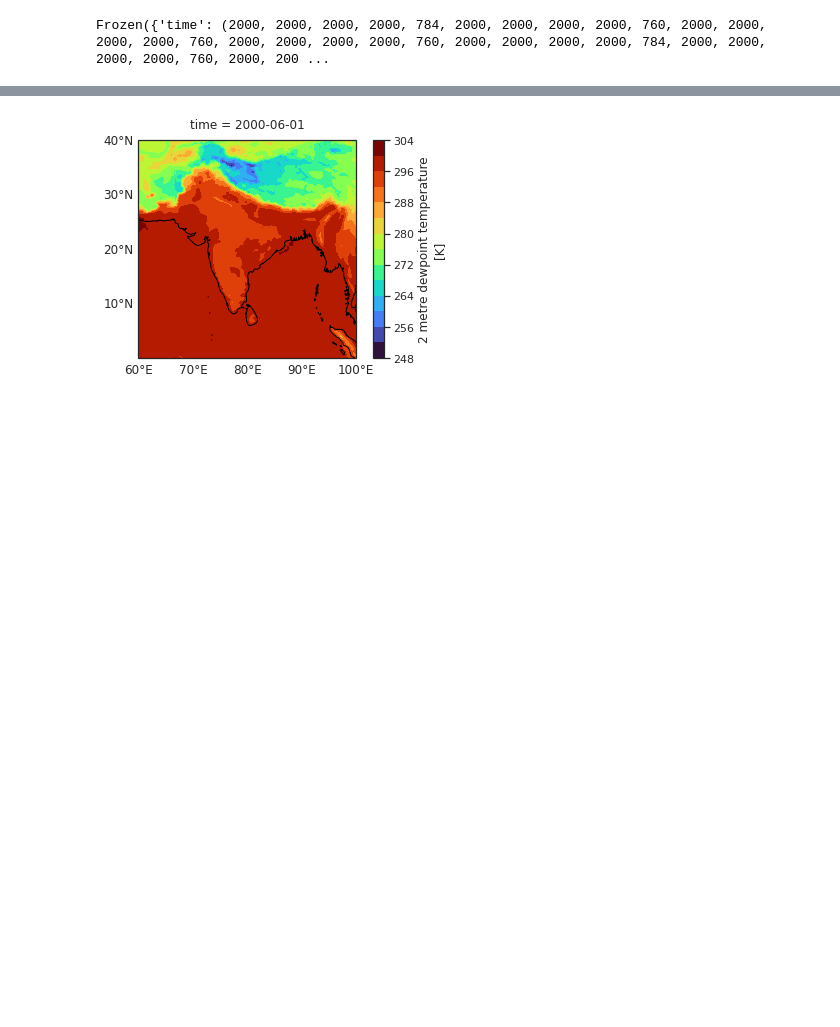
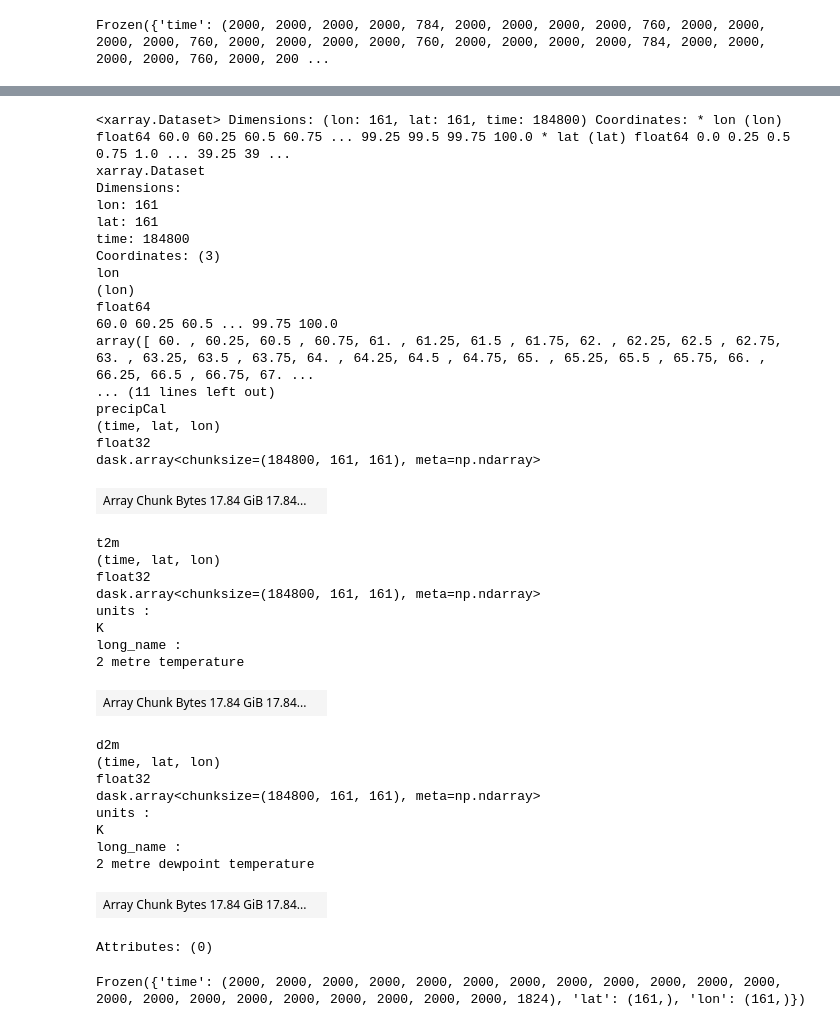
Before and after one commit to adisen99/msc_project, a Jupyter notebook: analysis02.ipynb, the cells around one changed output, grey strips where cells are left out. Cells and saved outputs as stored; diff of their text form; code cells hidden in the pictures; blank space fills up the shorter version.

```diff
--- a/analysis02.ipynb
+++ b/analysis02.ipynb
@@ -125,6 +146,10 @@ Frozen({'time': (2000, 2000, 2000, 2000, 784, 2000, 2000, 2000, 2000, 760, 2000,
 era = era.sel(expver=1, drop=True)
 # %%
 era = era.transpose('time', 'latitude', 'longitude')
+# %%
+era = era.rename_dims({'longitude':'lon', 'latitude':'lat'})
+# %%
+era = era.rename({'longitude':'lon', 'latitude':'lat'})
 # %%
 era = era.sel(time = slice("2000-06-01 00:00:00","2021-06-30 23:00:00"))
 # %%
@@ -151,14 +176,54 @@ Attributes:
 t2m = era.t2m
 d2m = era.d2m
 # %%
-ax = plt.axes(projection=ccrs.PlateCarree())
-ax.set_extent([59.9, 100.1, 0, 40.1], crs=ccrs.PlateCarree())
-d2m.isel(time=0).plot.contourf(ax = ax, cmap='turbo', extend='neither', levels=15)
-ax.coastlines()
-gridliner = ax.gridlines(crs=ccrs.PlateCarree(), draw_labels=True, linewidth=2, color='gray', alpha=0.1, linestyle='--')
-gridliner.top_labels = False
-gridliner.right_labels = False
-gridliner.ylines = False  # you need False
-gridliner.xlines = False  # you need False
+# ax = plt.axes(projection=ccrs.PlateCarree())
+# ax.set_extent([59.9, 100.1, 0, 40.1], crs=ccrs.PlateCarree())
+# t2m.isel(time=0).plot.contourf(ax = ax, cmap='turbo', extend='neither', levels=15)
+# ax.coastlines()
+# gridliner = ax.gridlines(crs=ccrs.PlateCarree(), draw_labels=True, linewidth=2, color='gray', alpha=0.1, linestyle='--')
+# gridliner.top_labels = False
+# gridliner.right_labels = False
+# gridliner.ylines = False  # you need False
+# gridliner.xlines = False  # you need False
-# %% [output]
-[figure, removed]
+# %%
+ds_comb = xr.merge([precip, t2m, d2m]).chunk(dict(time=-1))
+# %%
+ds_comb
+# %% [output]
+<xarray.Dataset> Dimensions: (lon: 161, lat: 161, time: 184800) Coordinates: * lon (lon) float64 60.0 60.25 60.5 60.75 ... 99.25 99.5 99.75 100.0 * lat (lat) float64 0.0 0.25 0.5 0.75 1.0 ... 39.25 39 ...
+xarray.Dataset
+Dimensions:
+lon: 161
+lat: 161
+time: 184800
+Coordinates: (3)
+lon
+(lon)
+float64
+60.0 60.25 60.5 ... 99.75 100.0
+array([ 60. , 60.25, 60.5 , 60.75, 61. , 61.25, 61.5 , 61.75, 62. , 62.25, 62.5 , 62.75, 63. , 63.25, 63.5 , 63.75, 64. , 64.25, 64.5 , 64.75, 65. , 65.25, 65.5 , 65.75, 66. , 66.25, 66.5 , 66.75, 67. ...
+... (11 lines left out)
+precipCal
+(time, lat, lon)
+float32
+dask.array<chunksize=(184800, 161, 161), meta=np.ndarray>
+| Array Chunk Bytes 17.84 GiB 17.84... |  |
+t2m
+(time, lat, lon)
+float32
+dask.array<chunksize=(184800, 161, 161), meta=np.ndarray>
+units :
+K
+long_name :
+2 metre temperature
+| Array Chunk Bytes 17.84 GiB 17.84... |  |
+d2m
+(time, lat, lon)
+float32
+dask.array<chunksize=(184800, 161, 161), meta=np.ndarray>
+units :
+K
+long_name :
+2 metre dewpoint temperature
+| Array Chunk Bytes 17.84 GiB 17.84... |  |
+Attributes: (0)
@@ -164,0 +240,5 @@ gridliner.xlines = False  # you need False
+# %%
+ds_test.unify_chunks()
+ds_test.chunks
+# %% [output]
+Frozen({'time': (2000, 2000, 2000, 2000, 2000, 2000, 2000, 2000, 2000, 2000, 2000, 2000, 2000, 2000, 2000, 2000, 2000, 2000, 2000, 2000, 2000, 1824), 'lat': (161,), 'lon': (161,)})
```
Also changed, not shown: parts of 11 cells of this notebook, 2 other files.
